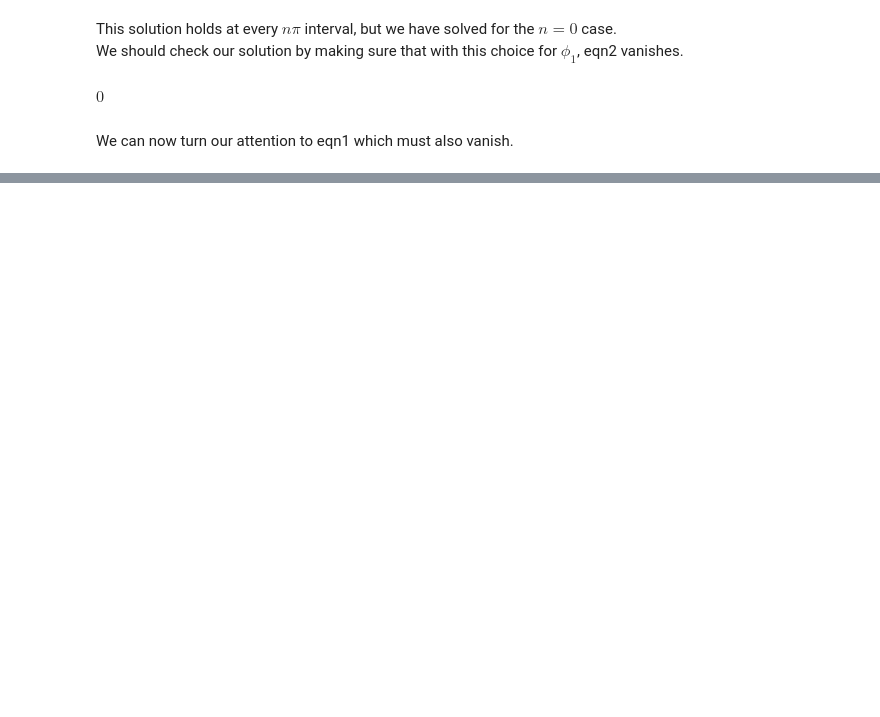
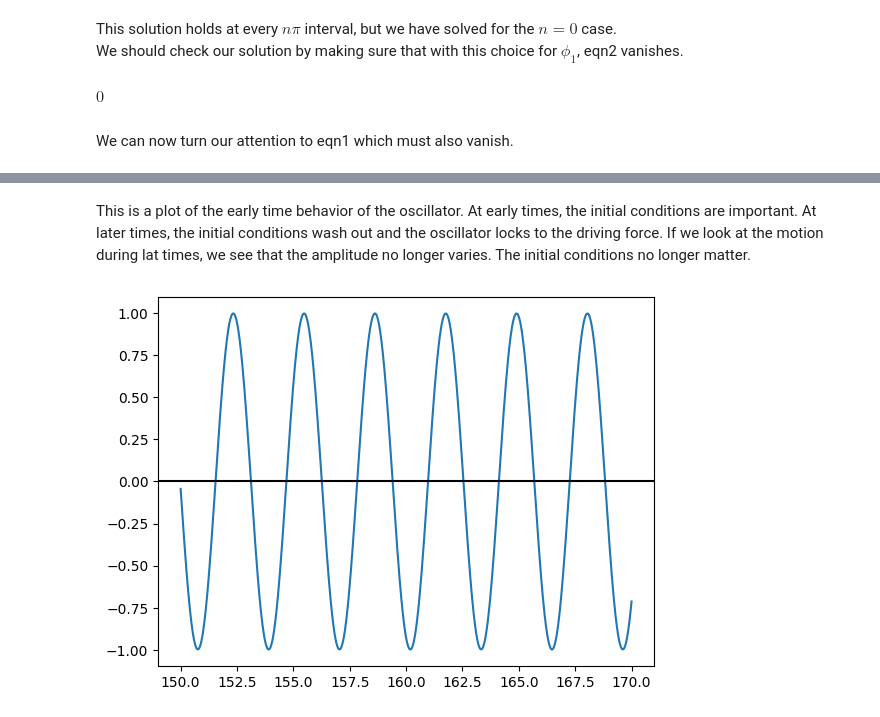
Before and after one commit to brinerk/LabsCapstone, a Jupyter notebook: Lab14/Lab14.ipynb, the cells around one changed output, grey strips where cells are left out. Drawn from its saved outputs; the diff is of its cells as text; code cells hidden in the pictures; blank space fills up the shorter version.

```diff
--- a/Lab14/Lab14.ipynb
+++ b/Lab14/Lab14.ipynb
@@ -148,0 +196,10 @@ $\displaystyle \frac{F m \left(- e γ \sin{\left(e t ω - \operatorname{atan}{\l
+# %% [markdown]
+This is a plot of the early time behavior of the oscillator. At early times, the initial conditions are important. At later times, the initial conditions wash out and the oscillator locks to the driving force. If we look at the motion during lat times, we see that the amplitude no longer varies. The initial conditions no longer matter.
+# %%
+x2 = np.linspace(150,170,1000)
+evalX2 = [CompleteX(0.1, 1, 2, 0.5, 0, 3, t ) for t in x2]
+plt.plot(x2, evalX2)
+plt.axhline(color='black')
+plt.show()
+# %% [output]
+[figure, added]
```
Also changed, not shown: parts of 49 cells of this notebook.
